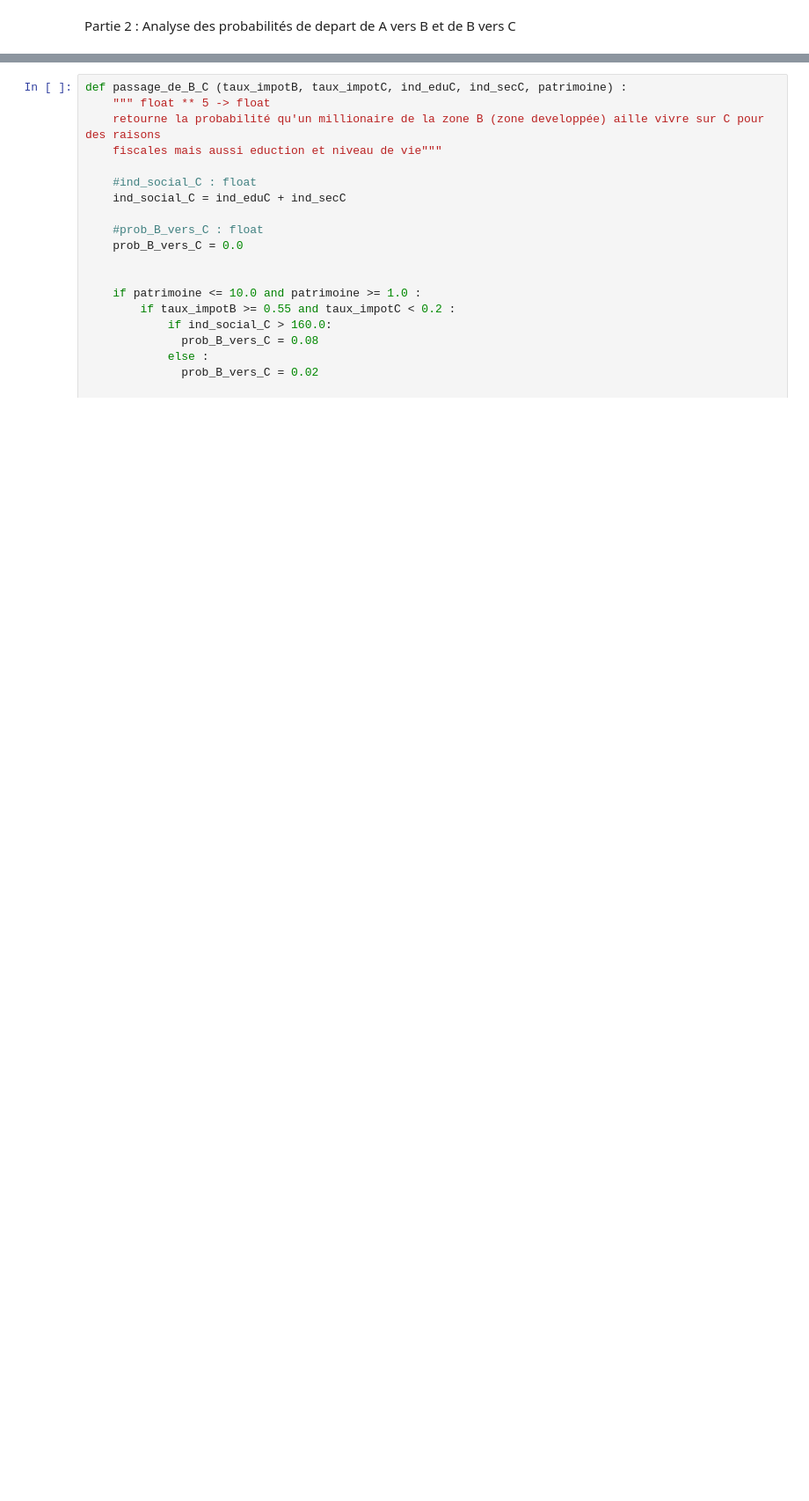
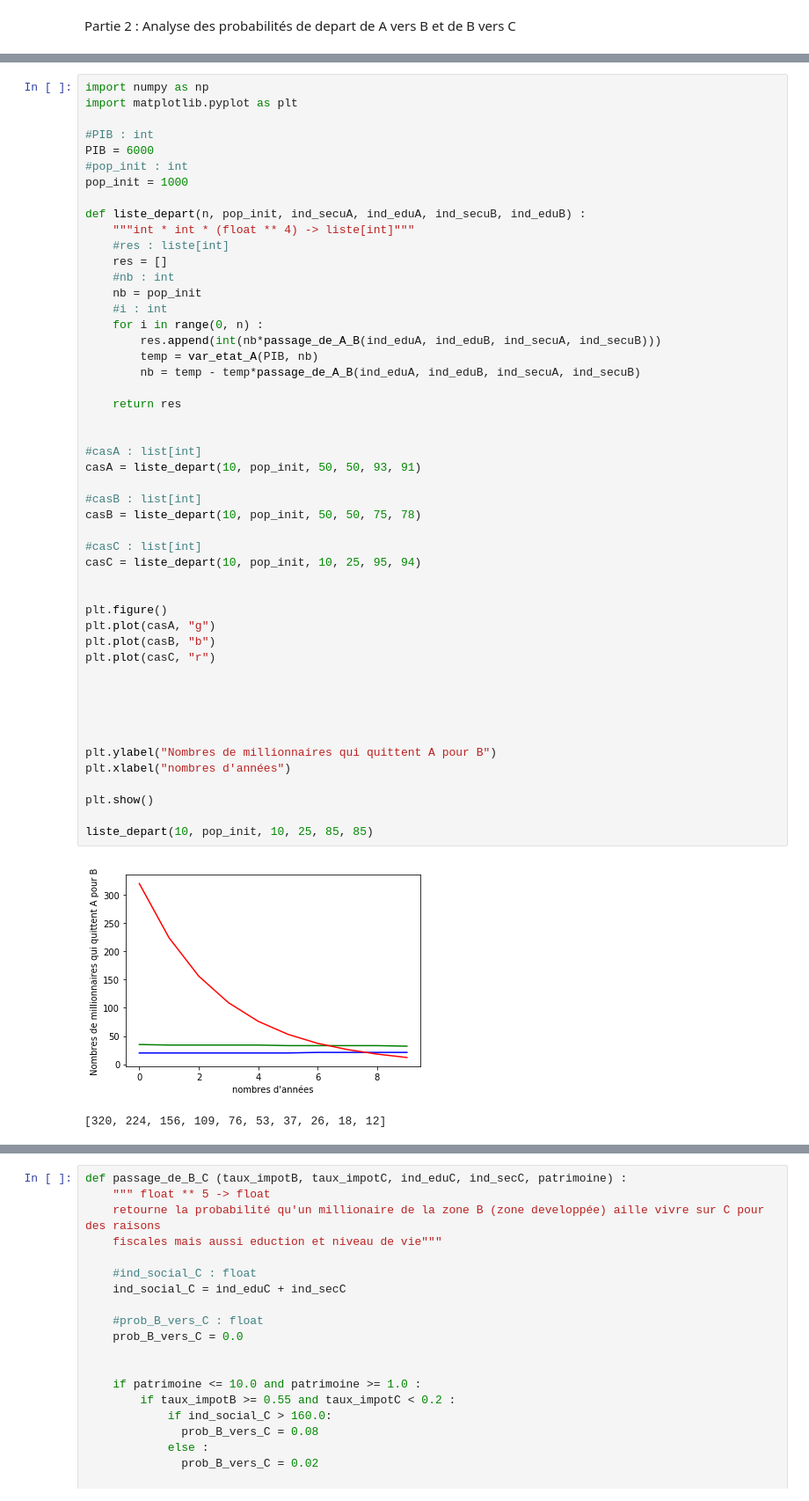
Before and after one commit to Nathceylon/ARE, a Jupyter notebook: notebookARE.ipynb, the cells around one changed output, grey strips where cells are left out. Shown: that part at 88% size. Drawn from its saved outputs; the diff is of its cells as text; blank space fills up the shorter version.

```diff
--- a/notebookARE.ipynb
+++ b/notebookARE.ipynb
@@ -225,0 +191,52 @@ Partie 2 :
+# %%
+import numpy as np
+import matplotlib.pyplot as plt
+
+#PIB : int
+PIB = 6000
+#pop_init : int
+pop_init = 1000
+
+def liste_depart(n, pop_init, ind_secuA, ind_eduA, ind_secuB, ind_eduB) :
+    """int * int * (float ** 4) -> liste[int]"""
+    #res : liste[int]
+    res = []
+    #nb : int
+    nb = pop_init
+    #i : int
+    for i in range(0, n) :
+        res.append(int(nb*passage_de_A_B(ind_eduA, ind_eduB, ind_secuA, ind_secuB)))
+        temp = var_etat_A(PIB, nb)
+        nb = temp - temp*passage_de_A_B(ind_eduA, ind_eduB, ind_secuA, ind_secuB)
+
+    return res
+
+
+#casA : list[int]
+casA = liste_depart(10, pop_init, 50, 50, 93, 91)
+
+#casB : list[int]
+casB = liste_depart(10, pop_init, 50, 50, 75, 78)
+
+#casC : list[int]
+casC = liste_depart(10, pop_init, 10, 25, 95, 94)
+
+
+plt.figure()
+plt.plot(casA, "g")
+plt.plot(casB, "b")
+plt.plot(casC, "r")
+
+
+
+
+
+plt.ylabel("Nombres de millionnaires qui quittent A pour B")
+plt.xlabel("nombres d'années")
+
+plt.show()
+
+liste_depart(10, pop_init, 10, 25, 85, 85)
+# %% [output]
+[figure, added]
+[320, 224, 156, 109, 76, 53, 37, 26, 18, 12]
```
Also changed, not shown: parts of 13 cells of this notebook.
